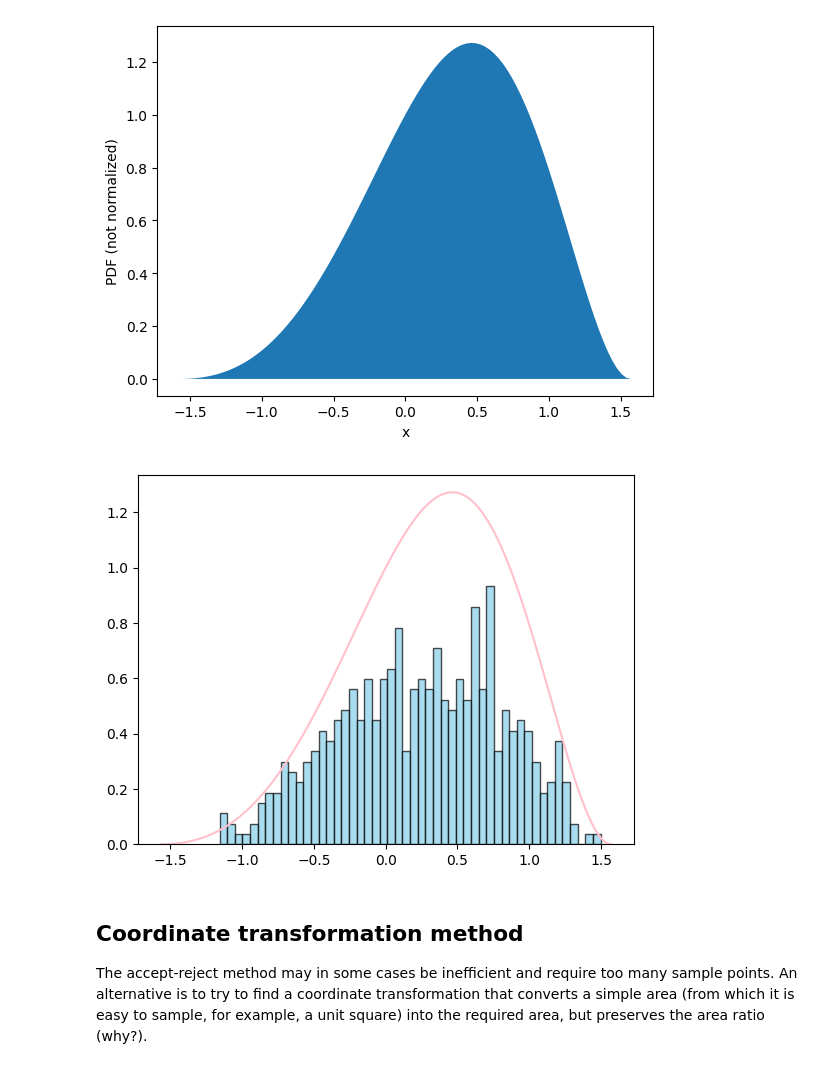
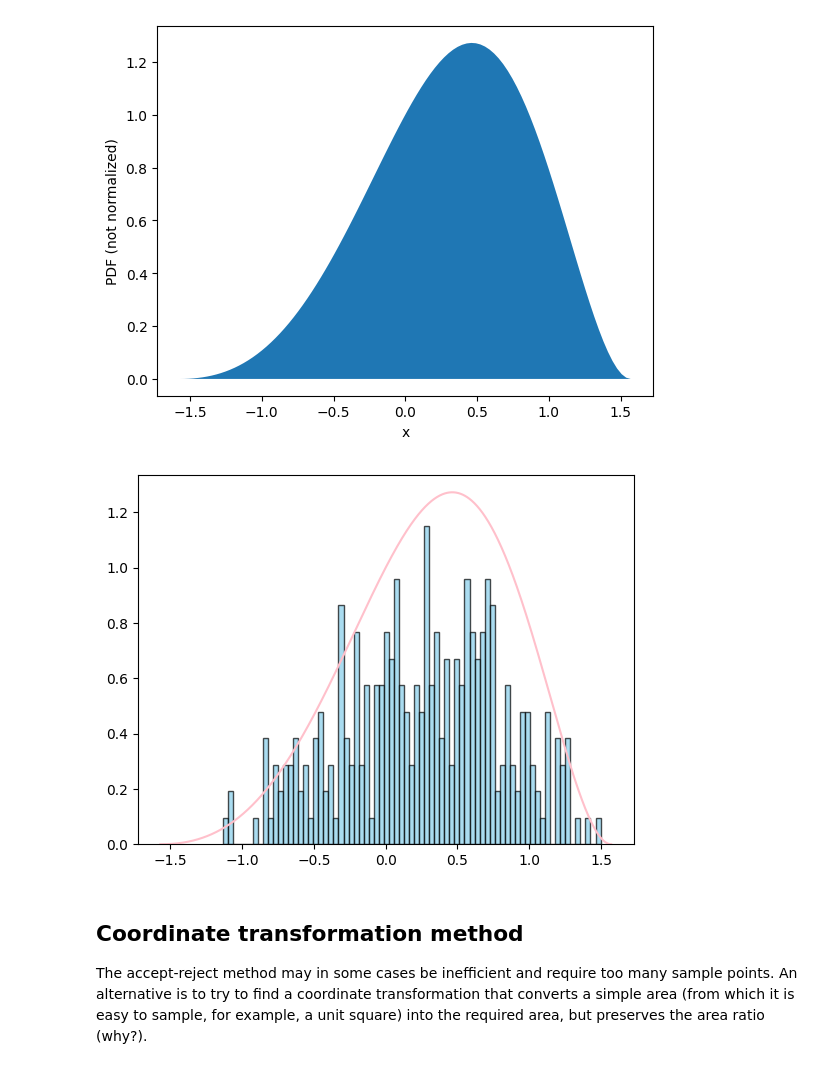
Before and after one commit to Ma-sh-a/Statprak, a Jupyter notebook: 3. random.ipynb, the cells around one changed output. Saved outputs shown, nothing was run; the diff lists cells and outputs as text; code cells hidden in the pictures.

```diff
--- a/3. random.ipynb
+++ b/3. random.ipynb
@@ -408,31 +408,42 @@ plt.show()
 # %%
 import numpy as np
 import matplotlib.pyplot as plt
+from scipy.integrate import quad
+
 
 # Set the parameters
 def density(x):
   return np.exp(x) * np.cos(x)**2
+
 interval = [-np.pi / 2, np.pi / 2]
+coef, _ = quad(density, - np.pi/2, np.pi/2)
+
 
 # Generate 1000 points using the accept-reject method
 np.random.seed(0)
 candidates = np.random.uniform(*interval, 1000)
-acceptance_probs = np.minimum(1, density(candidates)) #becouse not normalized density! if it was nonormalized : acceptance_probs = np.minimum(1, density(candidates) / (1 / np.pi))
-accepted = candidates[np.random.rand(1000) < acceptance_probs]
+
+#acceptance_probs = np.minimum(1, density(candidates))#becouse not normalized density! if it was nonormalized : acceptance_probs = np.minimum(1, density(candidates) / (1 / np.pi))
+#Fix: normalised!!!!
+acceptance_probs = np.minimum(1, density(candidates)/coef)
+
+#accepted = candidates[np.random.rand(1000) < acceptance_probs]
+accepted = candidates[np.random.uniform(0, 1, 1000) < acceptance_probs]
+
 np.random.seed(0)
 
 
 # Plot the histogram of the sampled points
-plt.hist(accepted, bins=50, density=True, color='skyblue', edgecolor='black', alpha=0.7)
+plt.hist(accepted, bins=75, density=True, color='skyblue', edgecolor='black', alpha=0.7) #were 50 - now 75
 
 # Plot the exact density function
 x = np.linspace(*interval, 1000)
 y = density(x)
 plt.plot(x, y, color='pink')
 
 plt.show()
 # %% [output]
-[figure, old version]
+[figure, new version]
 # %% [markdown]
 ## Coordinate transformation method
 
```
Also changed, not shown: 1 other file.
